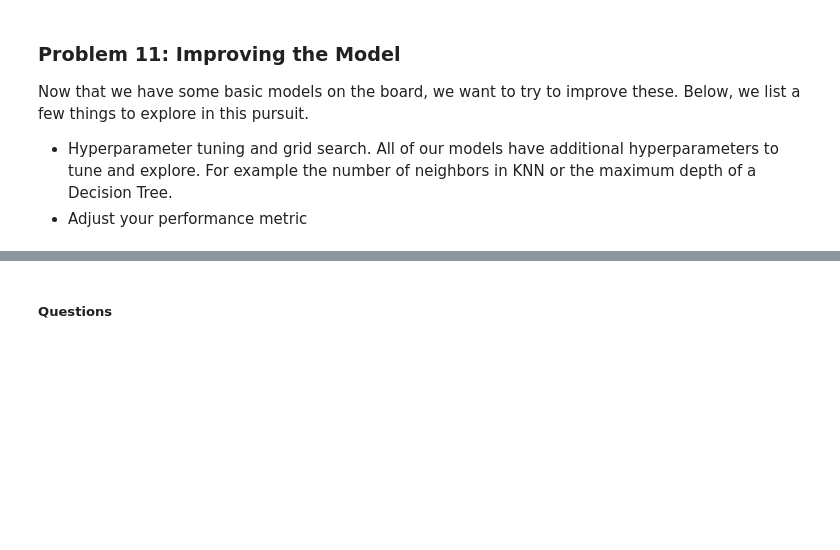
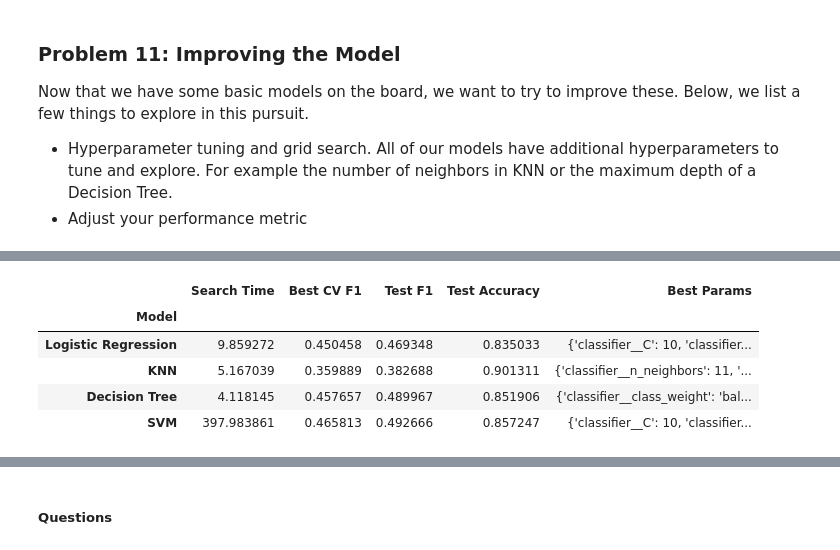
Before and after one commit to cnolan3/marketing_campaign_analysis, a Jupyter notebook: prompt_III.ipynb, the cells around one changed output, grey strips where cells are left out. Drawn from its saved outputs; the diff is of its cells as text; code cells hidden in the pictures; blank space fills up the shorter version.

```diff
--- a/prompt_III.ipynb
+++ b/prompt_III.ipynb
@@ -204,0 +419,30 @@ Now that we have some basic models on the board, we want to try to improve these
+# %%
+import time
+from sklearn.neighbors import KNeighborsClassifier
+from sklearn.tree import DecisionTreeClassifier
+from sklearn.svm import SVC
+
+models = {
+    'Logistic Regression': LogisticRegression(max_iter=1000),
+    'KNN': KNeighborsClassifier(),
+    'Decision Tree': DecisionTreeClassifier(random_state=42),
+    'SVM': SVC(random_state=42),
+}
+
+results = []
+for name, model in models.items():
+    pipe = Pipeline(steps=[
+        ('preprocessor', preprocessor),
+        ('classifier', model),
+    ])
+
+    start = time.time()
+    pipe.fit(X_train, y_train)
+    train_time = time.time() - start
+
+    results.append({
+        'Model': name,
+        'Train Time': train_time,
+        'Train Accuracy': pipe.score(X_train, y_train),
+        'Test Accuracy': pipe.score(X_test, y_test),
+    })
@@ -204,0 +510,10 @@ Now that we have some basic models on the board, we want to try to improve these
+# %%
+grid_results_df = pd.DataFrame(grid_results).set_index('Model')
+grid_results_df
+# %% [output]
+|  | Search Time | Best CV F1 | Test F1 | Test Accuracy | Best Params |
+| Model |  |  |  |  |  |
+| Logistic Regression | 9.859272 | 0.450458 | 0.469348 | 0.835033 | {'classifier__C': 10, 'classifier... |
+| KNN | 5.167039 | 0.359889 | 0.382688 | 0.901311 | {'classifier__n_neighbors': 11, '... |
+| Decision Tree | 4.118145 | 0.457657 | 0.489967 | 0.851906 | {'classifier__class_weight': 'bal... |
+| SVM | 397.983861 | 0.465813 | 0.492666 | 0.857247 | {'classifier__C': 10, 'classifier... |
```
Also changed, not shown: parts of 27 cells of this notebook.
